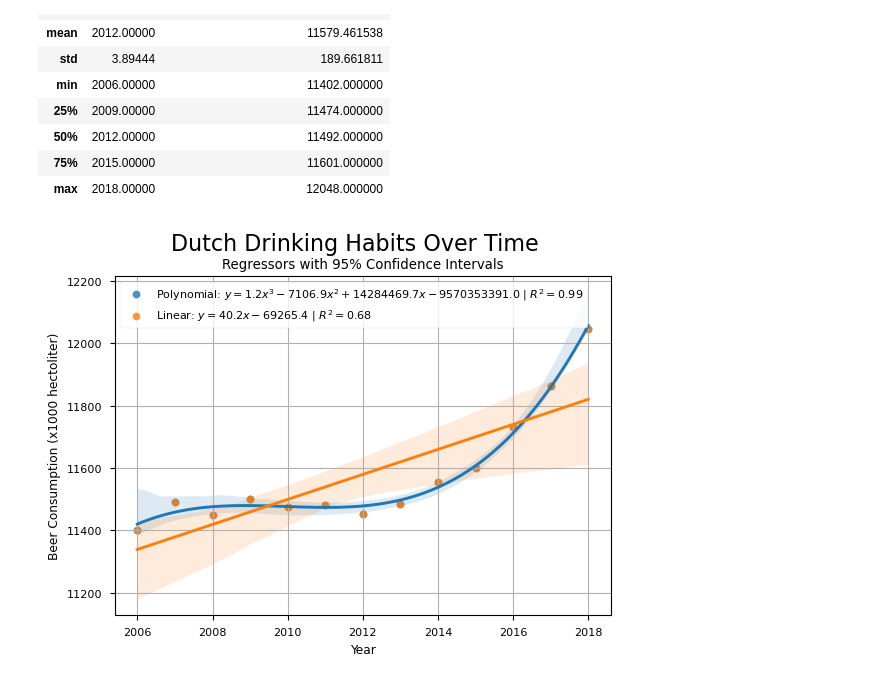
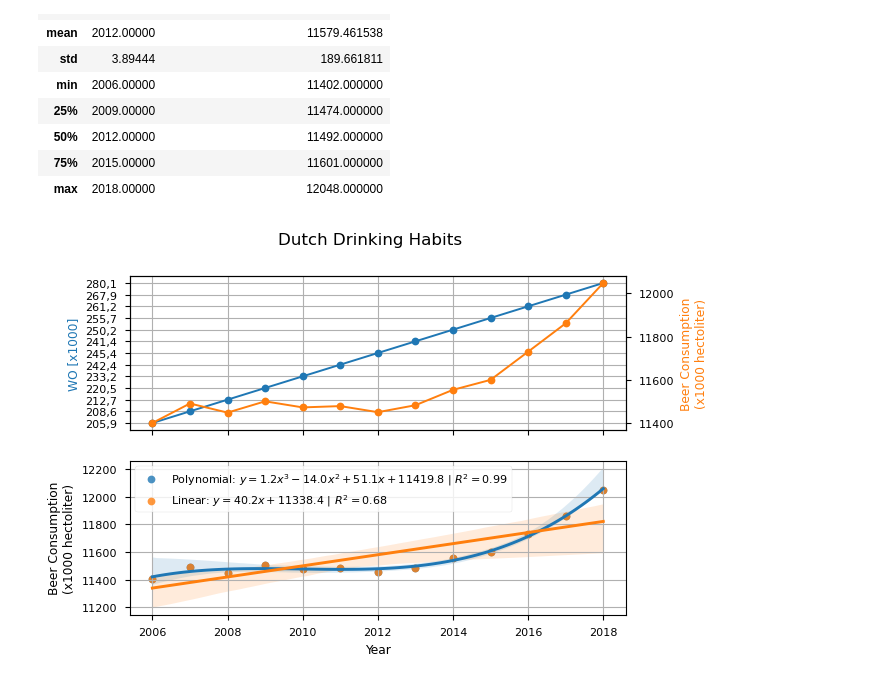
Before and after one commit to gzavo/CS_Assignment, a Jupyter notebook: correlation.ipynb, the cells around one changed output. Cells and saved outputs as stored; diff of their text form; code cells hidden in the pictures.

Commit message:
correlation plots updated

```diff
--- a/correlation.ipynb
+++ b/correlation.ipynb
@@ -33,6 +33,7 @@ display(df.describe())
 # %%
 # Raw calculations to allow for equations on graph
 x = df['Year']
+ranged_x = x - np.min(x)  # scales 2006 to year 0 and adjusts other years accordingly
 y = df['NL Beer consumption [x1000 hectoliter]']
 
 # Polynomial values for main data only
@@ -40,55 +41,70 @@ y = df['NL Beer consumption [x1000 hectoliter]']
 # NOTE: `np.polyfit` is called under the hood
 # by `sns.regplot`
 # (see https://github.com/mwaskom/seaborn/blob/master/seaborn/regression.py)
-p_coeffs = np.polyfit(x, y, 3)
-polynomial = rf'$y={p_coeffs[0]:.1f}x^{3}{p_coeffs[1]:.1f}x^{2}+{p_coeffs[2]:.1f}x{p_coeffs[3]:.1f}$'
+p_coeffs = np.polyfit(ranged_x, y, 3)
+polynomial = rf'$y={p_coeffs[0]:.1f}x^{3}{p_coeffs[1]:.1f}x^{2}+{p_coeffs[2]:.1f}x+{p_coeffs[3]:.1f}$'
 
 def polynomial_pred(x, coeffs):
     """Define polynomial prediction using (fitted) coefficients."""
     return coeffs[0]*x**3 + coeffs[1]*x**2 + coeffs[2]*x + coeffs[3]
 
 # Linear coefficients
-X, y = np.c_[np.ones(len(x)), x], y
+X, y = np.c_[np.ones(len(ranged_x)), ranged_x], y
 lin_coeffs = np.flip(np.linalg.pinv(X).dot(y))  # flip to [ax, b] coeff order
-linear = rf'$y={lin_coeffs[0]:.1f}x{lin_coeffs[1]:.1f}$'
+linear = rf'$y={lin_coeffs[0]:.1f}x+{lin_coeffs[1]:.1f}$'
 
 def linear_pred(x, coeffs):
     """Define linear prediction using (fitted) coefficients."""
     return coeffs[0] * x + coeffs[1]
 
 # Compute R2
-linear_r2 = r2_score(y, linear_pred(x, coeffs=lin_coeffs))
-polynomial_r2 = r2_score(y, polynomial_pred(x, coeffs=p_coeffs))
+linear_r2 = r2_score(y, linear_pred(ranged_x, coeffs=lin_coeffs))
+polynomial_r2 = r2_score(y, polynomial_pred(ranged_x, coeffs=p_coeffs))
 # %%
-# Plot
-fig, ax = plt.subplots()
+# Plot everything
+fig, ax = plt.subplots(nrows=2, sharex=True)
+
+# Title for entire subplots
+fig.suptitle('Dutch Drinking Habits')
+
+
+# twin axes
+# https://cmdlinetips.com/2019/10/how-to-make-a-plot-with-two-different-y-axis-in-python-with-matplotlib/
+# ax[0].plot(x, y, label='Beer Consumption (x1000 hectoliters)')
+ax[0].plot(x, df['WO [x1000]'], '-o', label='WO [x1000]', color='tab:blue')
+ax[0].set_ylabel('WO [x1000]', color='tab:blue')
+twin_ax = ax[0].twinx()
+twin_ax.plot(x, y, '-o', label='Beer Consumption\n (x1000 hectoliter)', color='tab:orange')
+twin_ax.set_ylabel('Beer Consumption\n(x1000 hectoliter)', color='tab:orange')
+ax[0].grid()
+
+
 sns.regplot(
     x='Year',
     y='NL Beer consumption [x1000 hectoliter]',
     data=df,
-    ax=ax,
+    ax=ax[1],
     order=3,
     label=rf'Polynomial: {polynomial} | $R^{2}={polynomial_r2:.2f}$')
 
 sns.regplot(
     x='Year',
     y='NL Beer consumption [x1000 hectoliter]',
     data=df,
-    ax=ax,
+    ax=ax[1],
     order=1,
     label=rf'Linear: {linear} | $R^{2}={linear_r2:.2f}$',)
 
-fig.suptitle('Dutch Drinking Habits Over Time', fontsize=16)
-ax.title.set_text('Regressors with 95% Confidence Intervals')
-ax.set_ylabel('Beer Consumption (x1000 hectoliter)')
-ax.grid()
-ax.legend(loc='upper left')
+#ax[1].title.set_text('Regressors for Beer Consumption with 95% Confidence Intervals')
+ax[1].set_ylabel('Beer Consumption\n(x1000 hectoliter)')
+ax[1].grid()
+ax[1].legend(loc='upper left')
 
 
 # https://matplotlib.org/stable/gallery/text_labels_and_annotations/tex_demo.html
 # eq = rf'$y={coeffs[0]:.1f}x^{3}{coeffs[1]:.1f}x^{2}+{coeffs[2]:.1f}x{coeffs[3]:.1f}$'
 # ax.text(2006, 12100, eq, bbox=dict(boxstyle="round", fc="white", ec="black", pad=0.2))
 
-fig.savefig('correlation.PNG', dpi=300)
+fig.savefig('correlation.PNG', dpi=300, bbox_inches='tight')
 # %% [output]
-[figure, old version]
+[figure, new version]
```
Also changed, not shown: 2 other files.
